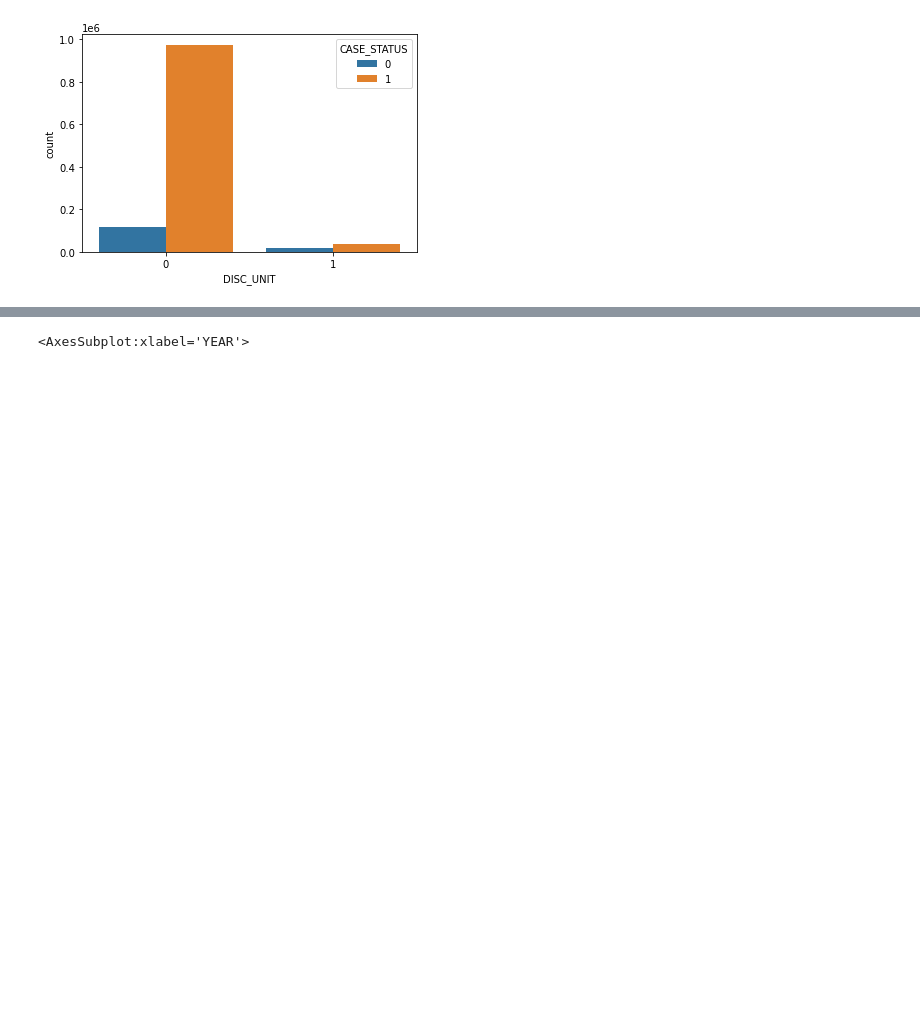
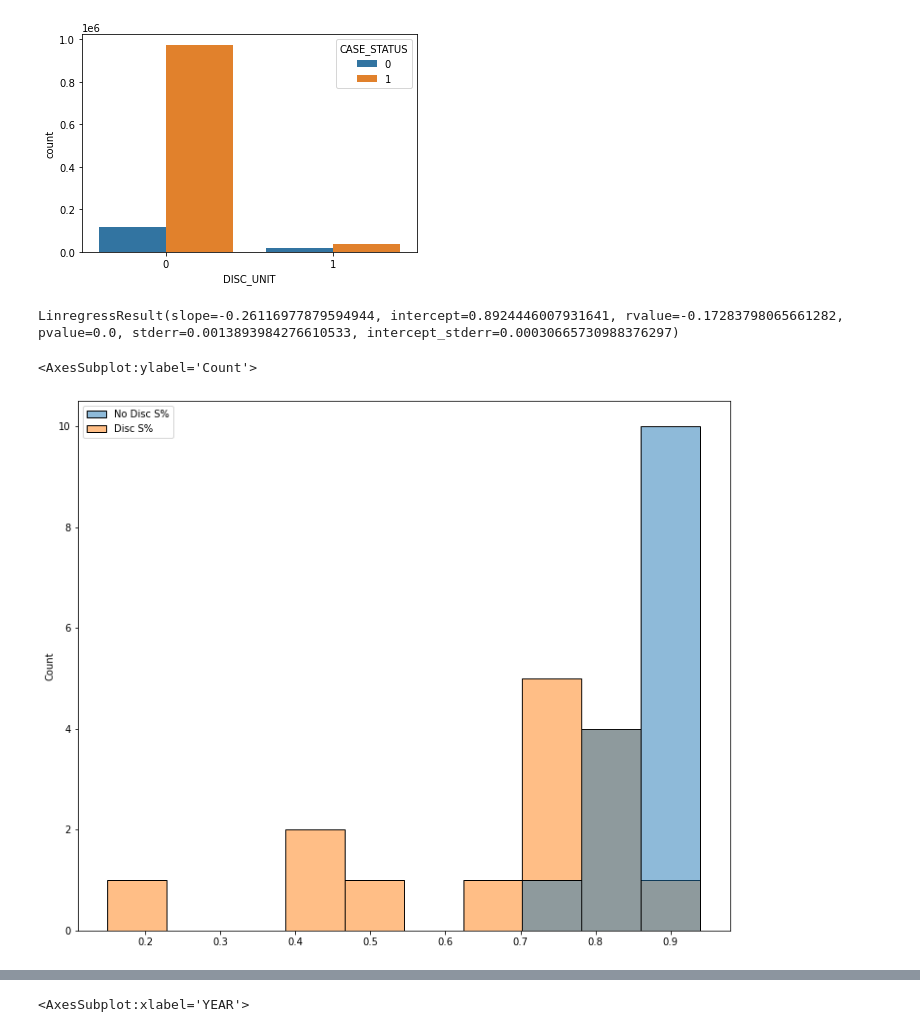
Before and after one commit to tdyk9098/Immigration-Employment-Project, a Jupyter notebook: GC Long Term.ipynb, the cells around one changed output, grey strips where cells are left out. Drawn from its saved outputs; the diff is of its cells as text; code cells hidden in the pictures; blank space fills up the shorter version.

```diff
--- a/GC Long Term.ipynb
+++ b/GC Long Term.ipynb
@@ -804,3 +803,51 @@ sns.countplot(x = "DISC_UNIT",data = df, hue = "CASE_STATUS")
 # %% [output]
 <AxesSubplot:xlabel='DISC_UNIT', ylabel='count'>
 [figure]
+# %%
+st.linregress(x = df["DISC_UNIT"], y = df["CASE_STATUS"])
+# %% [output]
+LinregressResult(slope=-0.26116977879594944, intercept=0.8924446007931641, rvalue=-0.17283798065661282, pvalue=0.0, stderr=0.0013893984276610533, intercept_stderr=0.00030665730988376297)
+# %%
+duniy07 = df[(df["YEAR"]==2007)&(df["DISC_UNIT"]==0)]["CASE_STATUS"].sum()/len(df[(df["YEAR"]==2007)&(df["DISC_UNIT"]==0)])
+duniy08 = df[(df["YEAR"]==2008)&(df["DISC_UNIT"]==0)]["CASE_STATUS"].sum()/len(df[(df["YEAR"]==2008)&(df["DISC_UNIT"]==0)])
+duniy09 = df[(df["YEAR"]==2009)&(df["DISC_UNIT"]==0)]["CASE_STATUS"].sum()/len(df[(df["YEAR"]==2009)&(df["DISC_UNIT"]==0)])
+duniy10 = df[(df["YEAR"]==2010)&(df["DISC_UNIT"]==0)]["CASE_STATUS"].sum()/len(df[(df["YEAR"]==2010)&(df["DISC_UNIT"]==0)])
+duniy11 = df[(df["YEAR"]==2011)&(df["DISC_UNIT"]==0)]["CASE_STATUS"].sum()/len(df[(df["YEAR"]==2011)&(df["DISC_UNIT"]==0)])
+duniy12 = df[(df["YEAR"]==2012)&(df["DISC_UNIT"]==0)]["CASE_STATUS"].sum()/len(df[(df["YEAR"]==2012)&(df["DISC_UNIT"]==0)])
+duniy13 = df[(df["YEAR"]==2013)&(df["DISC_UNIT"]==0)]["CASE_STATUS"].sum()/len(df[(df["YEAR"]==2013)&(df["DISC_UNIT"]==0)])
+duniy14 = df[(df["YEAR"]==2014)&(df["DISC_UNIT"]==0)]["CASE_STATUS"].sum()/len(df[(df["YEAR"]==2014)&(df["DISC_UNIT"]==0)])
+duniy15 = df[(df["YEAR"]==2015)&(df["DISC_UNIT"]==0)]["CASE_STATUS"].sum()/len(df[(df["YEAR"]==2015)&(df["DISC_UNIT"]==0)])
+duniy16 = df[(df["YEAR"]==2016)&(df["DISC_UNIT"]==0)]["CASE_STATUS"].sum()/len(df[(df["YEAR"]==2016)&(df["DISC_UNIT"]==0)])
+duniy17 = df[(df["YEAR"]==2017)&(df["DISC_UNIT"]==0)]["CASE_STATUS"].sum()/len(df[(df["YEAR"]==2017)&(df["DISC_UNIT"]==0)])
+duniy18 = df[(df["YEAR"]==2018)&(df["DISC_UNIT"]==0)]["CASE_STATUS"].sum()/len(df[(df["YEAR"]==2018)&(df["DISC_UNIT"]==0)])
+duniy19 = df[(df["YEAR"]==2019)&(df["DISC_UNIT"]==0)]["CASE_STATUS"].sum()/len(df[(df["YEAR"]==2019)&(df["DISC_UNIT"]==0)])
+duniy20 = df[(df["YEAR"]==2020)&(df["DISC_UNIT"]==0)]["CASE_STATUS"].sum()/len(df[(df["YEAR"]==2020)&(df["DISC_UNIT"]==0)])
+duniy21 = df[(df["YEAR"]==2021)&(df["DISC_UNIT"]==0)]["CASE_STATUS"].sum()/len(df[(df["YEAR"]==2021)&(df["DISC_UNIT"]==0)])
+duniydf = pd.DataFrame([duniy07,duniy08,duniy09,duniy10,duniy11,duniy12,duniy13,duniy14,duniy15,duniy16,duniy17,duniy18,duniy19,duniy20,duniy21])
+duniydf.columns = ["No Disc S%"]
+# %%
+dunin07 = df[(df["YEAR"]==2007)&(df["DISC_UNIT"]==1)]["CASE_STATUS"].sum()/len(df[(df["YEAR"]==2007)&(df["DISC_UNIT"]==1)])
+dunin08 = df[(df["YEAR"]==2008)&(df["DISC_UNIT"]==1)]["CASE_STATUS"].sum()/len(df[(df["YEAR"]==2008)&(df["DISC_UNIT"]==1)])
+dunin09 = df[(df["YEAR"]==2009)&(df["DISC_UNIT"]==1)]["CASE_STATUS"].sum()/len(df[(df["YEAR"]==2009)&(df["DISC_UNIT"]==1)])
+dunin10 = df[(df["YEAR"]==2010)&(df["DISC_UNIT"]==1)]["CASE_STATUS"].sum()/len(df[(df["YEAR"]==2010)&(df["DISC_UNIT"]==1)])
+dunin11 = df[(df["YEAR"]==2011)&(df["DISC_UNIT"]==1)]["CASE_STATUS"].sum()/len(df[(df["YEAR"]==2011)&(df["DISC_UNIT"]==1)])
+dunin12 = df[(df["YEAR"]==2012)&(df["DISC_UNIT"]==1)]["CASE_STATUS"].sum()/len(df[(df["YEAR"]==2012)&(df["DISC_UNIT"]==1)])
+dunin13 = df[(df["YEAR"]==2013)&(df["DISC_UNIT"]==1)]["CASE_STATUS"].sum()/len(df[(df["YEAR"]==2013)&(df["DISC_UNIT"]==1)])
+dunin14 = df[(df["YEAR"]==2014)&(df["DISC_UNIT"]==1)]["CASE_STATUS"].sum()/len(df[(df["YEAR"]==2014)&(df["DISC_UNIT"]==1)])
+dunin15 = df[(df["YEAR"]==2015)&(df["DISC_UNIT"]==1)]["CASE_STATUS"].sum()/len(df[(df["YEAR"]==2015)&(df["DISC_UNIT"]==1)])
+dunin16 = df[(df["YEAR"]==2016)&(df["DISC_UNIT"]==1)]["CASE_STATUS"].sum()/len(df[(df["YEAR"]==2016)&(df["DISC_UNIT"]==1)])
+dunin17 = df[(df["YEAR"]==2017)&(df["DISC_UNIT"]==1)]["CASE_STATUS"].sum()/len(df[(df["YEAR"]==2017)&(df["DISC_UNIT"]==1)])
+dunin18 = df[(df["YEAR"]==2018)&(df["DISC_UNIT"]==1)]["CASE_STATUS"].sum()/len(df[(df["YEAR"]==2018)&(df["DISC_UNIT"]==1)])
+dunin19 = df[(df["YEAR"]==2019)&(df["DISC_UNIT"]==1)]["CASE_STATUS"].sum()/len(df[(df["YEAR"]==2019)&(df["DISC_UNIT"]==1)])
+dunin20 = df[(df["YEAR"]==2020)&(df["DISC_UNIT"]==1)]["CASE_STATUS"].sum()/len(df[(df["YEAR"]==2020)&(df["DISC_UNIT"]==1)])
+dunin21 = df[(df["YEAR"]==2021)&(df["DISC_UNIT"]==1)]["CASE_STATUS"].sum()/len(df[(df["YEAR"]==2021)&(df["DISC_UNIT"]==1)])
+dunindf = pd.DataFrame([dunin07,dunin08,dunin09,dunin10,dunin11,dunin12,dunin13,dunin14,dunin15,dunin16,dunin17,dunin18,dunin19,dunin20,dunin21])
+dunindf.columns = ["Disc S%"]
+# %%
+yrdiscunit = pd.concat([duniydf,dunindf],axis = 1)
+yrdiscunit.index = [2007,2008,2009,2010,2011,2012,2013,2014,2015,2016,2017,2018,2019,2020,2021]
+plt.figure(figsize=(12,10))
+sns.histplot(data = yrdiscunit)
+# %% [output]
+<AxesSubplot:ylabel='Count'>
+[figure, added]
```
Also changed, not shown: parts of 72 cells of this notebook.
